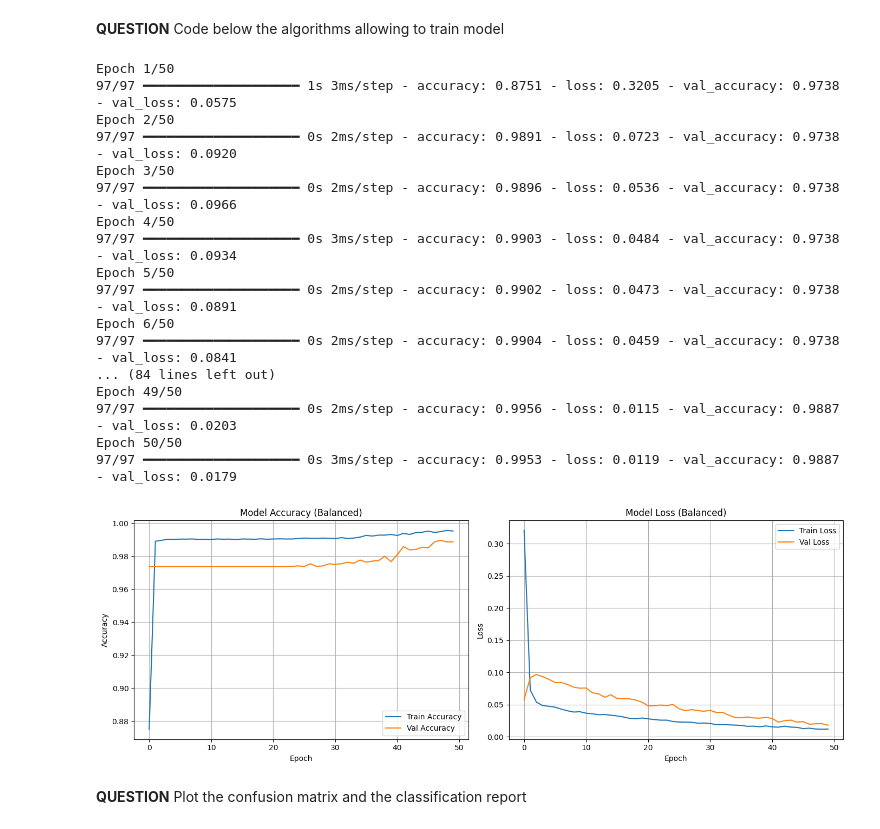
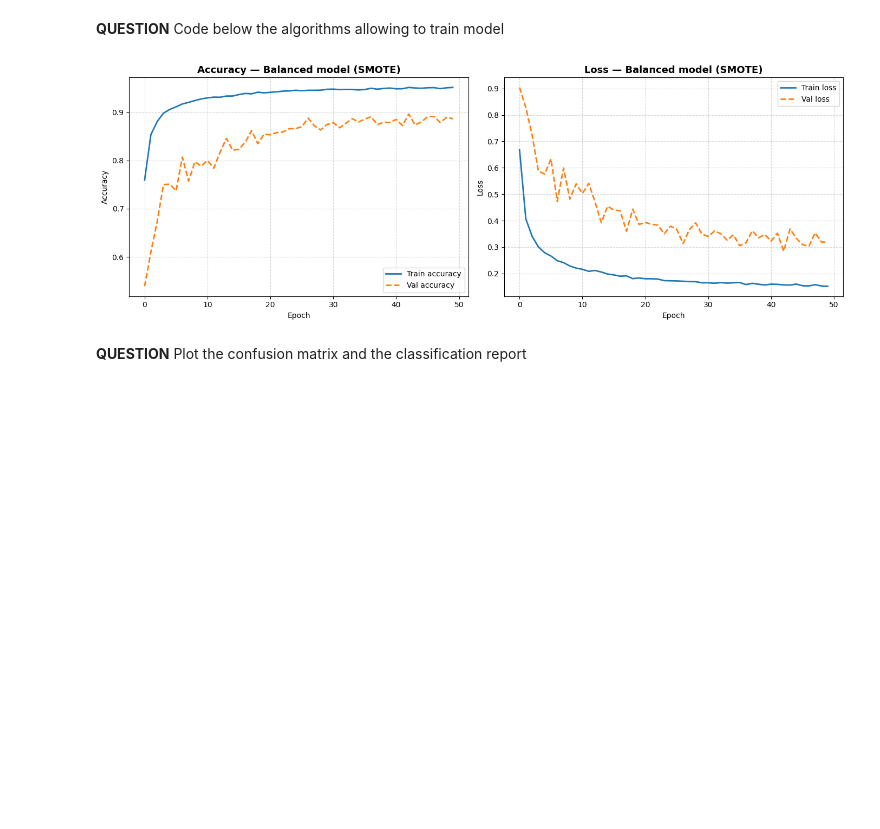
Before and after one commit to simzig/IA_EMBARQUE, a Jupyter notebook: TP_IA_EMBARQUEE.ipynb, the cells around one changed output. Drawn from its saved outputs; the diff is of its cells as text; code cells hidden in the pictures; blank space fills up the shorter version.

```diff
--- a/TP_IA_EMBARQUEE.ipynb
+++ b/TP_IA_EMBARQUEE.ipynb
@@ -1015,0 +574,4 @@ Model: "sequential_8"
+# %%
+# Same architecture as Section 2 — allows fair comparison
+model_balanced = build_model(input_dim=X_train_bal.shape[1], num_classes=NUM_CLASSES)
+model_balanced.summary()
@@ -1016,54 +602,36 @@ Model: "sequential_8"
 # %% [markdown]
 **QUESTION** Code below the algorithms allowing to train model
 # %%
-# Entraînement
 history_balanced = model_balanced.fit(
-    X_train_balanced, y_train_balanced,
-    batch_size=128,
-    epochs=50,
-    validation_split=0.2,
-    verbose=1
+    X_train_bal, Y_train_bal,
+    epochs=EPOCHS,
+    batch_size=BATCH_SIZE,
+    validation_data=(X_test, Y_test),
+    verbose=0
 )
 
-# Plot
-fig, (ax1, ax2) = plt.subplots(1, 2, figsize=(14, 5))
+# ── Plot training curves ───────────────────────────────────────────────────────
+fig, axes = plt.subplots(1, 2, figsize=(14, 5))
 
-ax1.plot(history_balanced.history['accuracy'], label='Train Accuracy')
-ax1.plot(history_balanced.history['val_accuracy'], label='Val Accuracy')
-ax1.set_xlabel('Epoch')
-ax1.set_ylabel('Accuracy')
-ax1.set_title('Model Accuracy (Balanced)')
-ax1.legend()
-ax1.grid(True)
+axes[0].plot(history_balanced.history["accuracy"],     label="Train accuracy", linewidth=2)
+axes[0].plot(history_balanced.history["val_accuracy"], label="Val accuracy",   linewidth=2, linestyle="--")
+axes[0].set_title("Accuracy — Balanced model (SMOTE)", fontsize=13, fontweight="bold")
+axes[0].set_xlabel("Epoch")
+axes[0].set_ylabel("Accuracy")
+axes[0].legend()
+axes[0].grid(linestyle="--", alpha=0.5)
 
-ax2.plot(history_balanced.history['loss'], label='Train Loss')
-ax2.plot(history_balanced.history['val_loss'], label='Val Loss')
-ax2.set_xlabel('Epoch')
-ax2.set_ylabel('Loss')
-ax2.set_title('Model Loss (Balanced)')
-ax2.legend()
-ax2.grid(True)
+axes[1].plot(history_balanced.history["loss"],     label="Train loss", linewidth=2)
+axes[1].plot(history_balanced.history["val_loss"], label="Val loss",   linewidth=2, linestyle="--")
+axes[1].set_title("Loss — Balanced model (SMOTE)", fontsize=13, fontweight="bold")
+axes[1].set_xlabel("Epoch")
+axes[1].set_ylabel("Loss")
+axes[1].legend()
+axes[1].grid(linestyle="--", alpha=0.5)
 
 plt.tight_layout()
 plt.show()
 # %% [output]
-Epoch 1/50
-97/97 ━━━━━━━━━━━━━━━━━━━━ 1s 3ms/step - accuracy: 0.8751 - loss: 0.3205 - val_accuracy: 0.9738 - val_loss: 0.0575
-Epoch 2/50
-97/97 ━━━━━━━━━━━━━━━━━━━━ 0s 2ms/step - accuracy: 0.9891 - loss: 0.0723 - val_accuracy: 0.9738 - val_loss: 0.0920
-Epoch 3/50
-97/97 ━━━━━━━━━━━━━━━━━━━━ 0s 2ms/step - accuracy: 0.9896 - loss: 0.0536 - val_accuracy: 0.9738 - val_loss: 0.0966
-Epoch 4/50
-97/97 ━━━━━━━━━━━━━━━━━━━━ 0s 3ms/step - accuracy: 0.9903 - loss: 0.0484 - val_accuracy: 0.9738 - val_loss: 0.0934
-Epoch 5/50
-97/97 ━━━━━━━━━━━━━━━━━━━━ 0s 2ms/step - accuracy: 0.9902 - loss: 0.0473 - val_accuracy: 0.9738 - val_loss: 0.0891
-Epoch 6/50
-97/97 ━━━━━━━━━━━━━━━━━━━━ 0s 2ms/step - accuracy: 0.9904 - loss: 0.0459 - val_accuracy: 0.9738 - val_loss: 0.0841
-... (84 lines left out)
-Epoch 49/50
-97/97 ━━━━━━━━━━━━━━━━━━━━ 0s 2ms/step - accuracy: 0.9956 - loss: 0.0115 - val_accuracy: 0.9887 - val_loss: 0.0203
-Epoch 50/50
-97/97 ━━━━━━━━━━━━━━━━━━━━ 0s 3ms/step - accuracy: 0.9953 - loss: 0.0119 - val_accuracy: 0.9887 - val_loss: 0.0179
-[figure, old version]
+[figure, new version]
 # %% [markdown]
 **QUESTION** Plot the confusion matrix and the classification report
```
Also changed, not shown: parts of 30 cells of this notebook.
